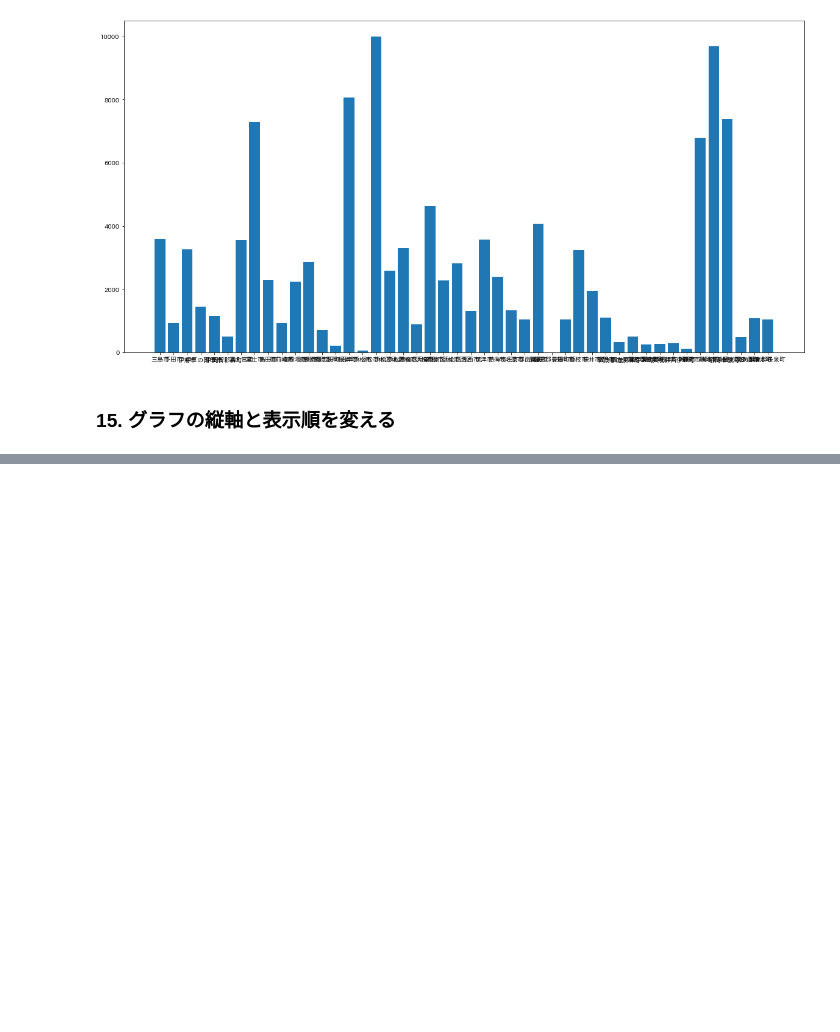
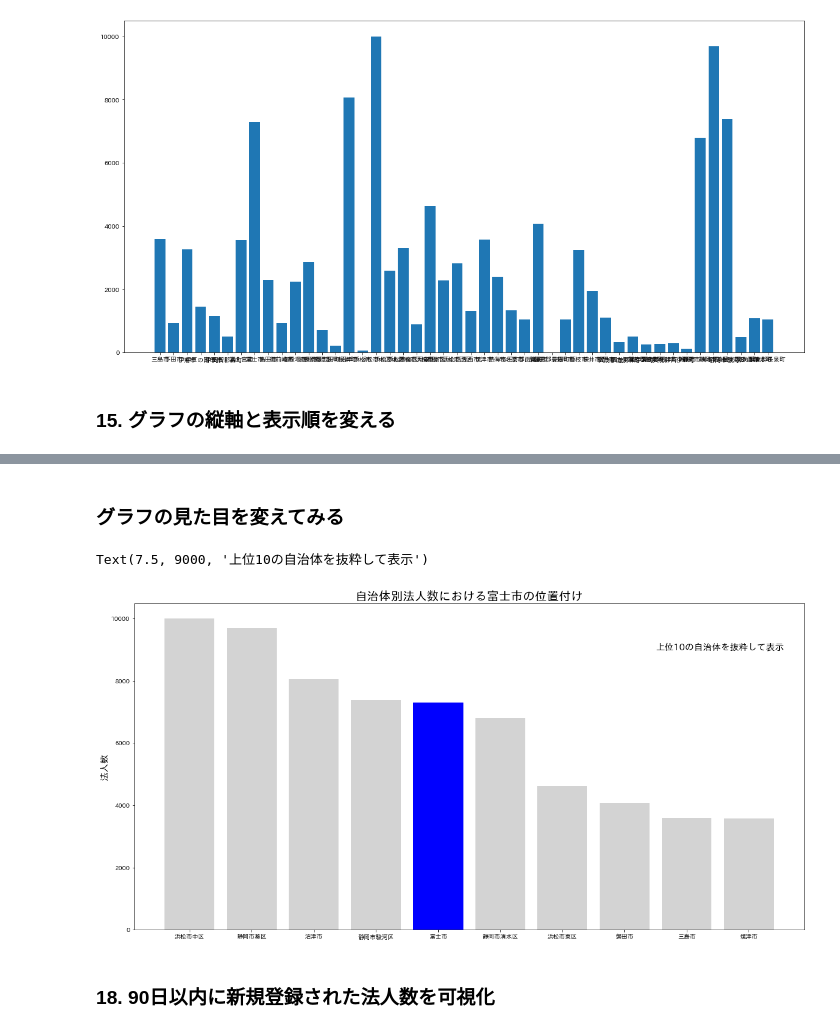
Before and after one commit to nakashi120/100knock-process-visualization, a Jupyter notebook: chapter-1/src/Chap1_nakashi.ipynb, the cells around one changed output, grey strips where cells are left out. Cells and saved outputs as stored; diff of their text form; code cells hidden in the pictures; blank space fills up the shorter version.

```diff
--- a/chapter-1/src/Chap1_nakashi.ipynb
+++ b/chapter-1/src/Chap1_nakashi.ipynb
@@ -821,0 +871,18 @@ plt.bar(x, y)
+# %% [markdown]
+### グラフの見た目を変えてみる
+# %%
+tmp.sort_values(inplace=True, ascending=False)
+tmp = tmp[:10]
+x = tmp.index
+y = tmp.values
+fig, ax = plt.subplots(figsize=(20, 10))
+bar_list = ax.bar(x, y, color='lightgray')
+bar_list[4].set_color('blue')
+ax.set_title('自治体別法人数における富士市の位置付け', fontsize=20)
+ax.set_ylabel('法人数', fontsize=15)
+ax.text(7.5, 9000, '上位10の自治体を抜粋して表示', fontsize=15)
+# %% [output]
+Text(7.5, 9000, '上位10の自治体を抜粋して表示')
+[figure, added]
+# %% [markdown]
+### 18. 90日以内に新規登録された法人数を可視化
```
Also changed, not shown: parts of 17 cells of this notebook, 3 other files.
